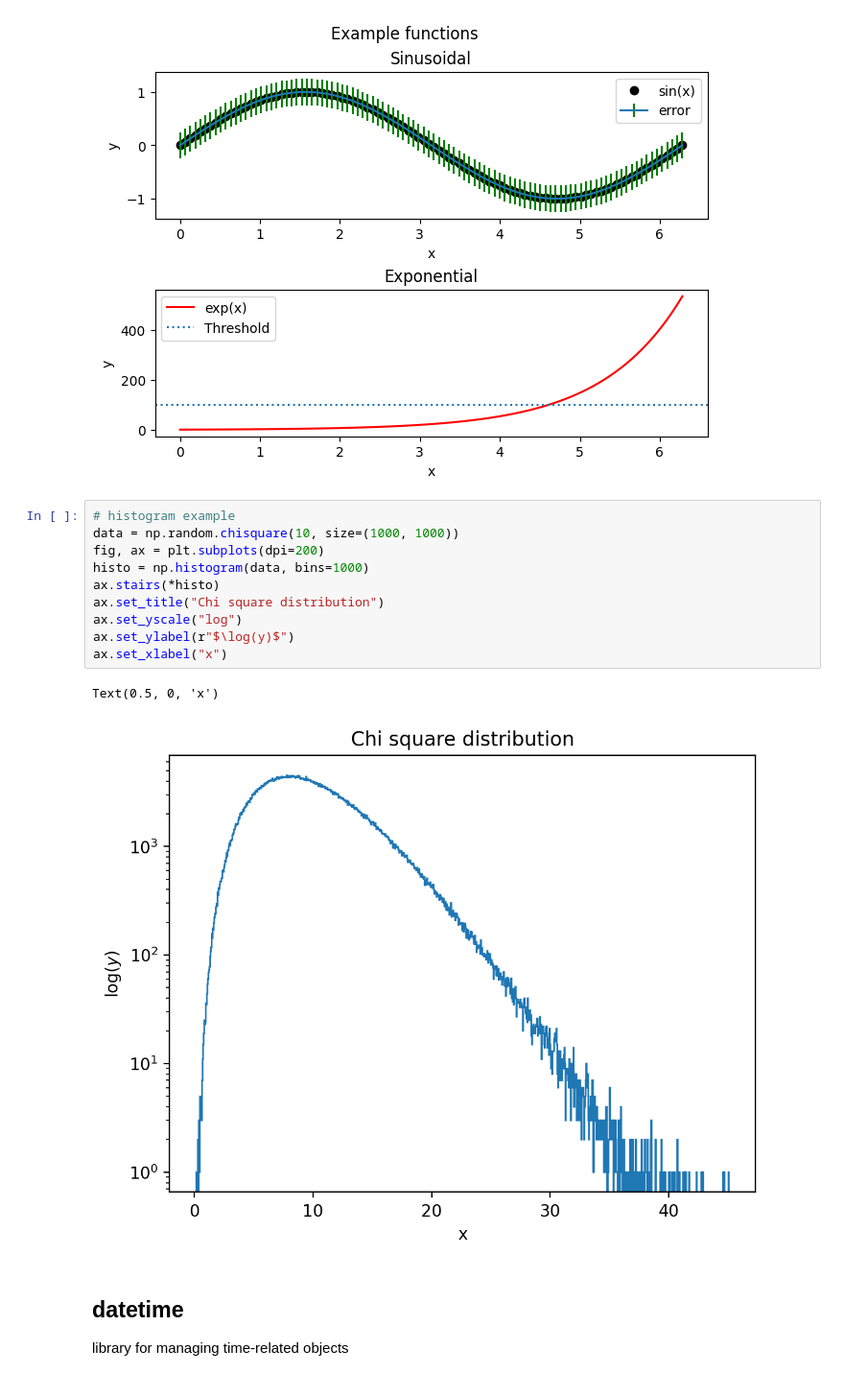
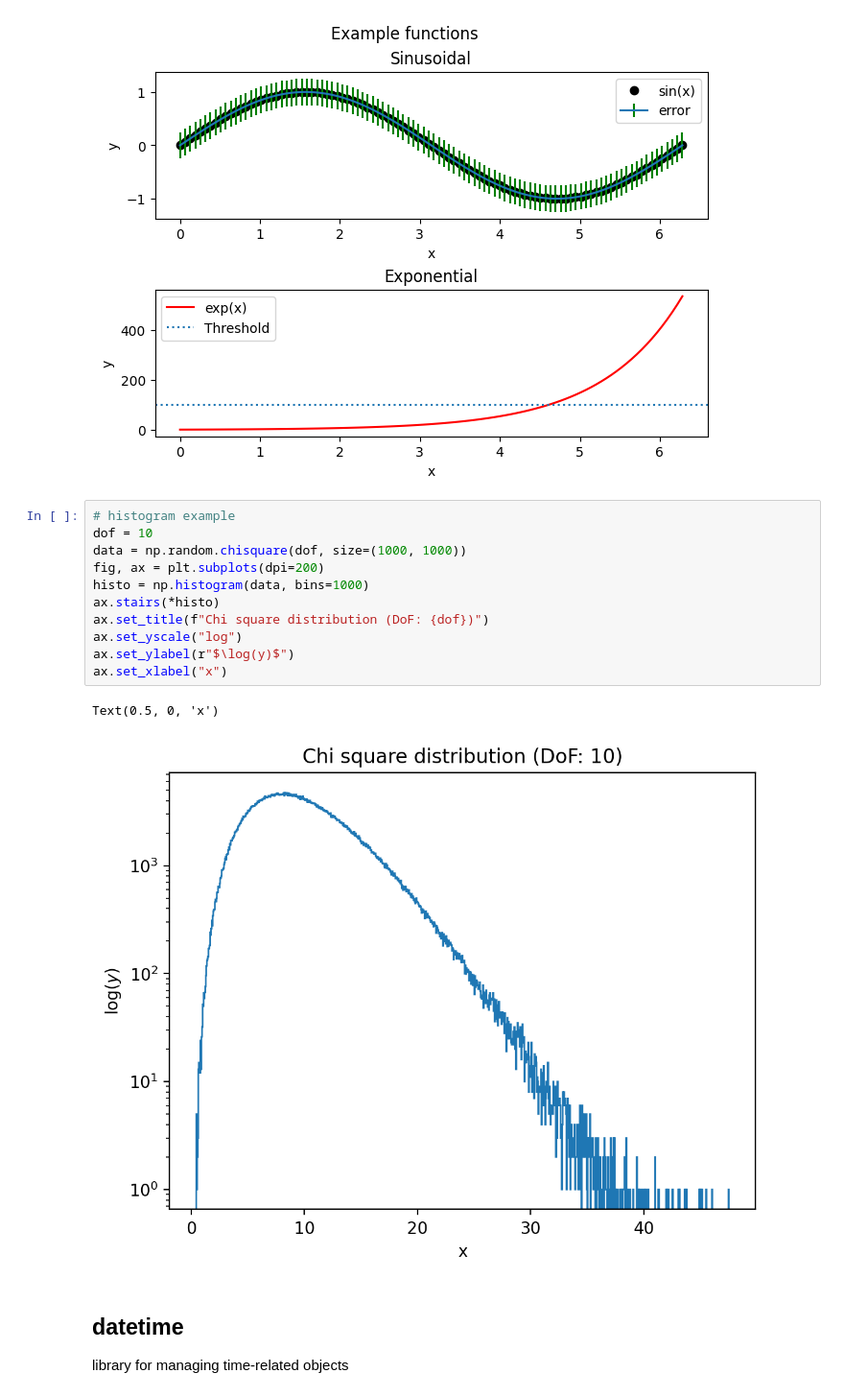
Before and after one commit to Hevil33/intro_python, a Jupyter notebook: useful_libraries/libraries.ipynb, the cells around one changed output. Shown at 96% size. Drawn from its saved outputs; the diff is of its cells as text.

Commit message:
added histogram example

```diff
--- a/useful_libraries/libraries.ipynb
+++ b/useful_libraries/libraries.ipynb
@@ -134,17 +134,18 @@ for axis in ax:
 [figure]
 # %%
 # histogram example
-data = np.random.chisquare(10, size=(1000, 1000))
+dof = 10
+data = np.random.chisquare(dof, size=(1000, 1000))
 fig, ax = plt.subplots(dpi=200)
 histo = np.histogram(data, bins=1000)
 ax.stairs(*histo)
-ax.set_title("Chi square distribution")
+ax.set_title(f"Chi square distribution (DoF: {dof})")
 ax.set_yscale("log")
 ax.set_ylabel(r"$\log(y)$")
 ax.set_xlabel("x")
 # %% [output]
 Text(0.5, 0, 'x')
-[figure, old version]
+[figure, new version]
 # %% [markdown]
 ## datetime
 library for managing time-related objects
```
Also changed, not shown: parts of 1 cell of this notebook.
